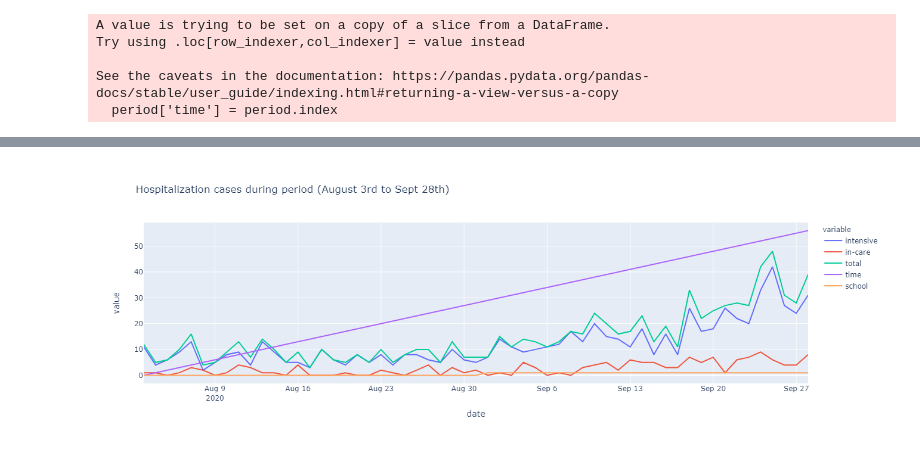
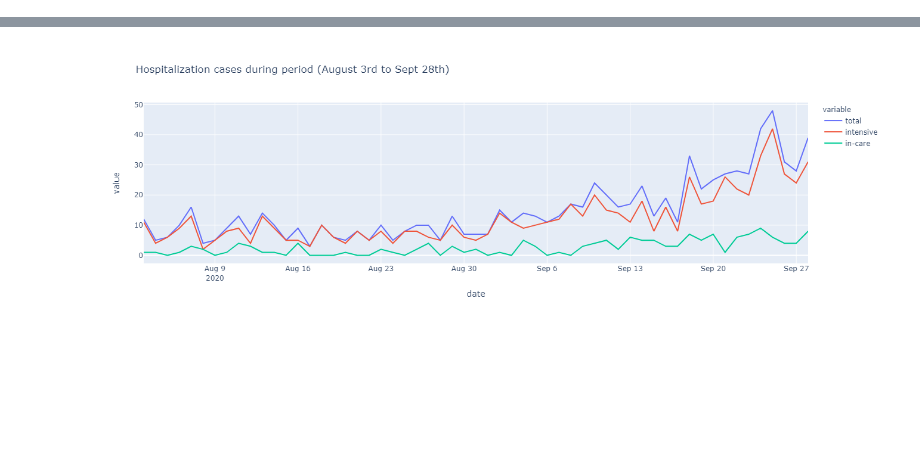
Before and after one commit to yuriemond/covid-rdd, a Jupyter notebook: notebook/sasha.ipynb, the cells around one changed output, grey strips where cells are left out. Cells and saved outputs as stored; diff of their text form; code cells hidden in the pictures; blank space fills up the shorter version.

```diff
--- a/notebook/sasha.ipynb
+++ b/notebook/sasha.ipynb
@@ -7,4 +7,5 @@ import matplotlib.pyplot as plt
 import seaborn as sns
 import datetime as dt
 import plotly.express as px
+plt.style.use('ggplot')
 # %%
@@ -31,24 +18,12 @@ df
 # %%
+# define period of interest
 start_date = '2020-08-02'
 end_date = '2020-09-29'
 open_date = '2020-08-31'
-
 period = df.loc[(df['date'] > start_date) & (df['date'] < end_date)]
 period.reset_index(drop=True, inplace=True)
-period['time'] = period.index
-# period
-# %% [output]
-A value is trying to be set on a copy of a slice from a DataFrame.
-Try using .loc[row_indexer,col_indexer] = value instead
-
-See the caveats in the documentation: https://pandas.pydata.org/pandas-docs/stable/user_guide/indexing.html#returning-a-view-versus-a-copy
-  period['time'] = period.index
 # %%
-fig = px.line(period, x = 'date', y = period.columns,
+fig = px.line(period, x = 'date', y = [period.total,period.intensive,period['in-care']],
               title='Hospitalization cases during period (August 3rd to Sept 28th)')
-
-# why doesnt this work?
-# fig.add_vline(x='2020-08-31', line_width=3000, line_color='green')
-
 fig.show()
 # %% [output]
@@ -55,4 +31,4 @@ fig.show()
-[figure, old version]
+[figure, new version]
 # %%
 import statsmodels.formula.api as smf
 # setting with copy warning
```
Also changed, not shown: parts of 9 cells of this notebook.
